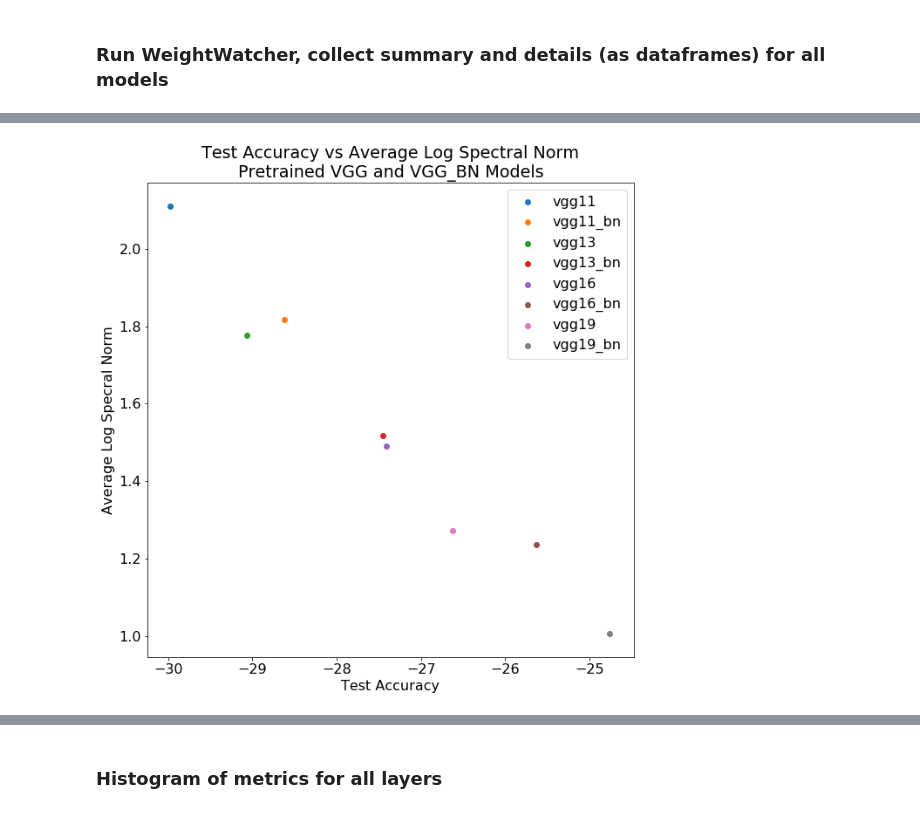
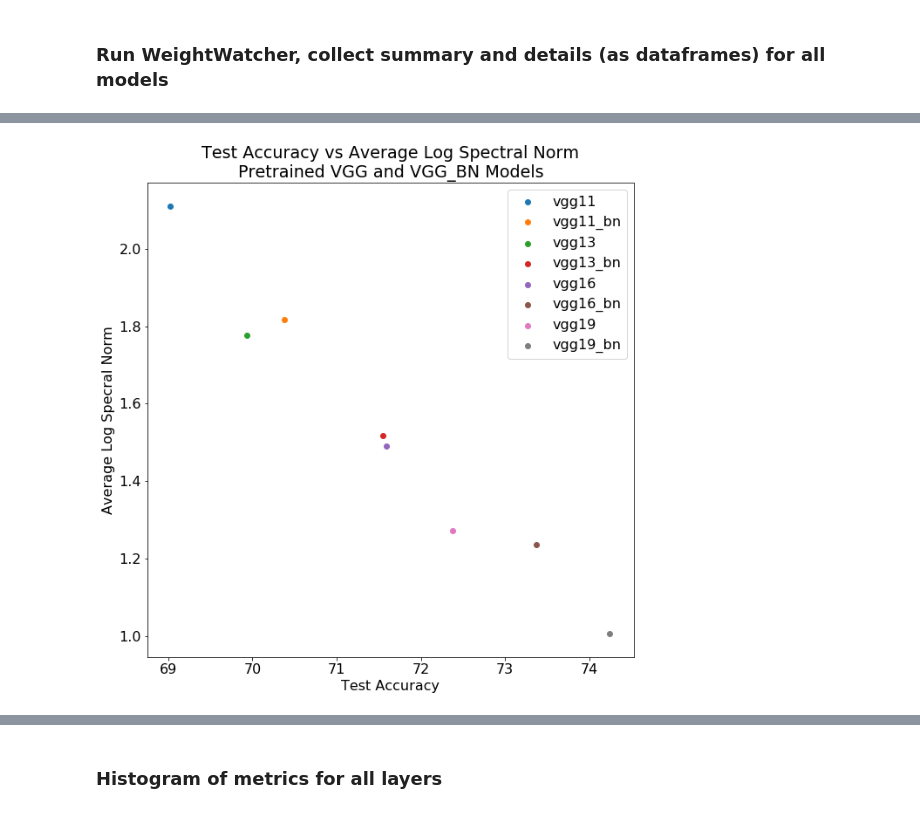
Before and after one commit to CalculatedContent/WeightWatcher, a Jupyter notebook: WeightWatcher-VGG.ipynb, the cells around one changed output, grey strips where cells are left out. Drawn from its saved outputs; the diff is of its cells as text; code cells hidden in the pictures.

```diff
--- a/WeightWatcher-VGG.ipynb
+++ b/WeightWatcher-VGG.ipynb
@@ -209,7 +209,7 @@ summary
 # %%
 for im, modelname in enumerate(all_names):
     error = top1_errors[modelname]
-    x = 1.0-error
+    x = 100.0-error
 
     summary = all_summaries[im]
     y = summary["lognorm"]
@@ -226,7 +226,7 @@ plt.ylabel(r"$\langle\log\Vert W\Vert\rangle$");
 # %%
 for im, modelname in enumerate(all_names):
     error = top1_errors[modelname]
-    x = 1.0-error
+    x = 100.0-error
 
     summary = all_summaries[im]
     y = summary["alpha_weighted"]
@@ -243,20 +243,20 @@ plt.ylabel(r"$\hat{\alpha}$");
 # %%
 for im, modelname in enumerate(all_names):
     error = top1_errors[modelname]
-    x = 1.0-error
+    x = 100.0-error
 
     summary = all_summaries[im]
     y = np.log(summary["spectralnorm"])
 
     label = modelname
     plt.scatter(x,y,label=label)
 
 plt.legend()
 plt.title(r"Test Accuracy vs Average Log Spectral Norm"+"\nPretrained VGG and VGG_BN Models")
 plt.xlabel(r"Test Accuracy")
 plt.ylabel(r"Average Log Specral Norm");
 # %% [output]
-[figure, old version]
+[figure, new version]
 # %%
 for im, modelname in enumerate(all_names):
     error = top1_errors[modelname]
```
Also changed, not shown: parts of 4 cells of this notebook.
